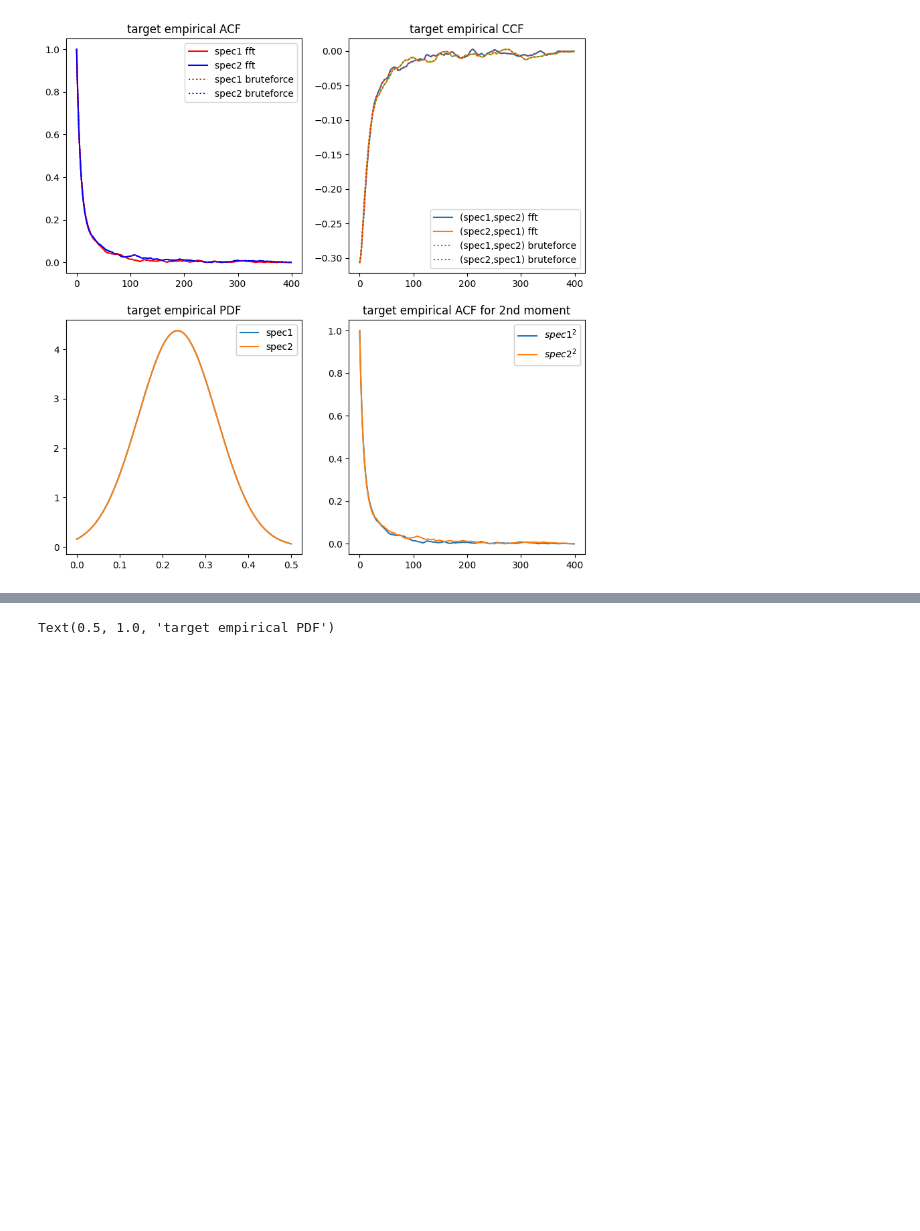
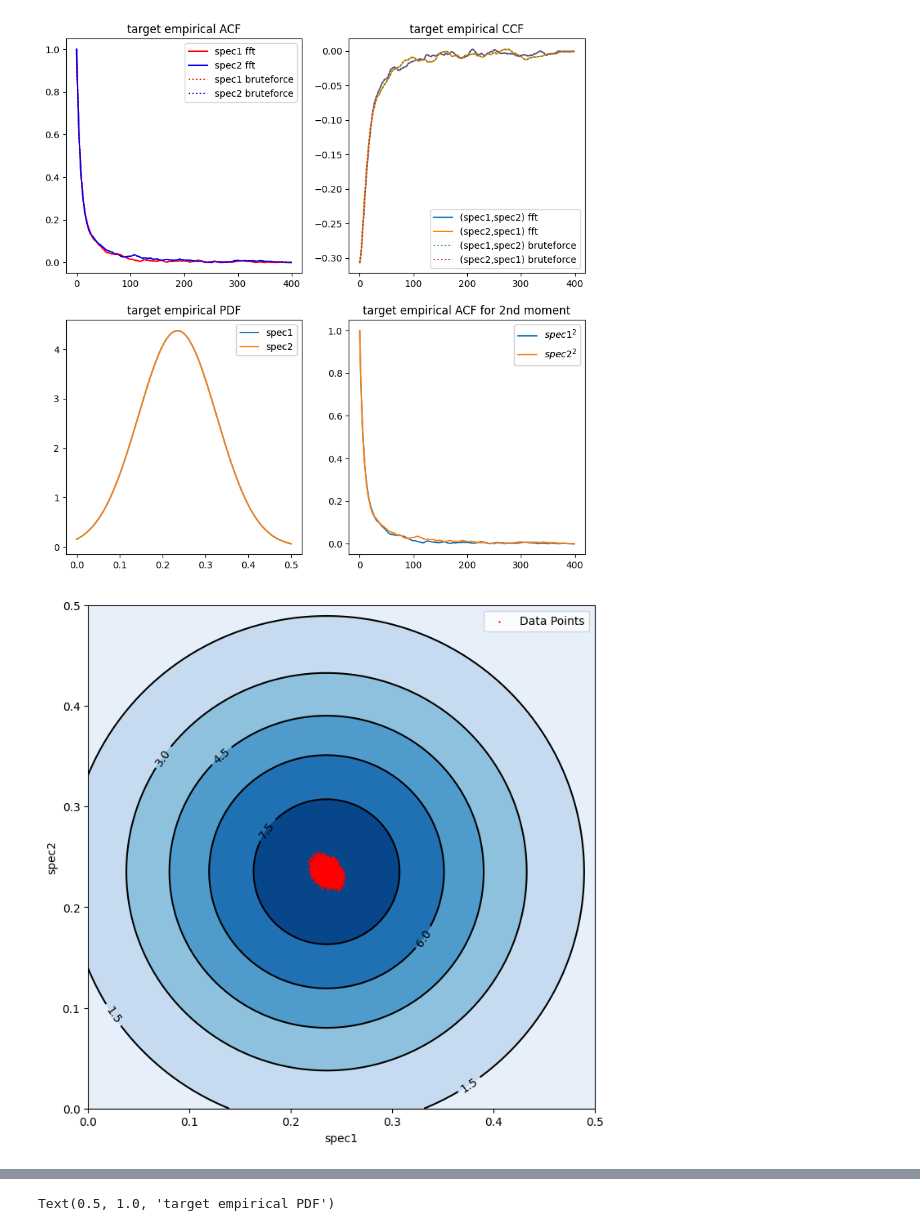
Before and after one commit to Zihan-Xu527/Multidimensional-SINN, a Jupyter notebook: KMC/SINN-KMC_periodic_2d_disads_2spec.ipynb, the cells around one changed output, grey strips where cells are left out. Drawn from its saved outputs; the diff is of its cells as text; code cells hidden in the pictures; blank space fills up the shorter version.

```diff
--- a/KMC/SINN-KMC_periodic_2d_disads_2spec.ipynb
+++ b/KMC/SINN-KMC_periodic_2d_disads_2spec.ipynb
@@ -235,4 +304,66 @@ plt.show()
 # %% [output]
 torch.Size([400, 2])
 [figure]
+# %%
+# Set the grid boundaries
+xmin, xmax = 0, 0.5
+ymin, ymax = 0, 0.5
+
+# Create the grid for plotting
+xx, yy = np.mgrid[xmin:xmax:400j, ymin:ymax:400j]
+grid_points = torch.tensor(np.c_[xx.ravel(), yy.ravel()])
+
+# Compute KDE on the grid using your gauss_kde2D function
+# kde_values = gauss_kde2D(data, lower=0, upper=0.5, n=400, bw=None)
+
+# Convert torch output to numpy for plotting
+kde_values_np = loss_pdf_empirical2D._target.cpu()
+
+
+
+# Plotting
+fig, ax = plt.subplots(figsize=(8, 8))
+
+# Contourf plot
+cfset = ax.contourf(xx, yy, kde_values_np, cmap='Blues')
+
+# Contour plot
+cset = ax.contour(xx, yy, kde_values_np, colors='k')
+
+# Scatter plot of original data
+ax.scatter(Traj[:,:,0], Traj[:,:,1], c='red', s=0.5, label='Data Points')
+
+# Label the contour lines
+ax.clabel(cset, inline=1, fontsize=10)
+ax.set_xlabel('spec1')
+ax.set_ylabel('spec2')
+ax.legend()
+
+plt.show()
+
+
+
+
+
+
+# # Plotting
+# fig = plt.figure(figsize=(8, 8))
+# ax = fig.gca()
+# ax.set_xlim(xmin, xmax)
+# ax.set_ylim(ymin, ymax)
+
+# # Contourf plot (KDE)
+# cfset = ax.contourf(xx, yy, kde_values_np, cmap='Blues')
+
+# # Contour plot (KDE)
+# cset = ax.contour(xx, yy, kde_values_np, colors='k')
+
+# # Label the contour lines
+# ax.clabel(cset, inline=1, fontsize=10)
+# ax.set_xlabel(r'$spec1$')
+# ax.set_ylabel(r'$spec2$')
+
+# plt.show()
+# %% [output]
+[figure, added]
 # %%
```
Also changed, not shown: parts of 8 cells of this notebook, 4 other files.
